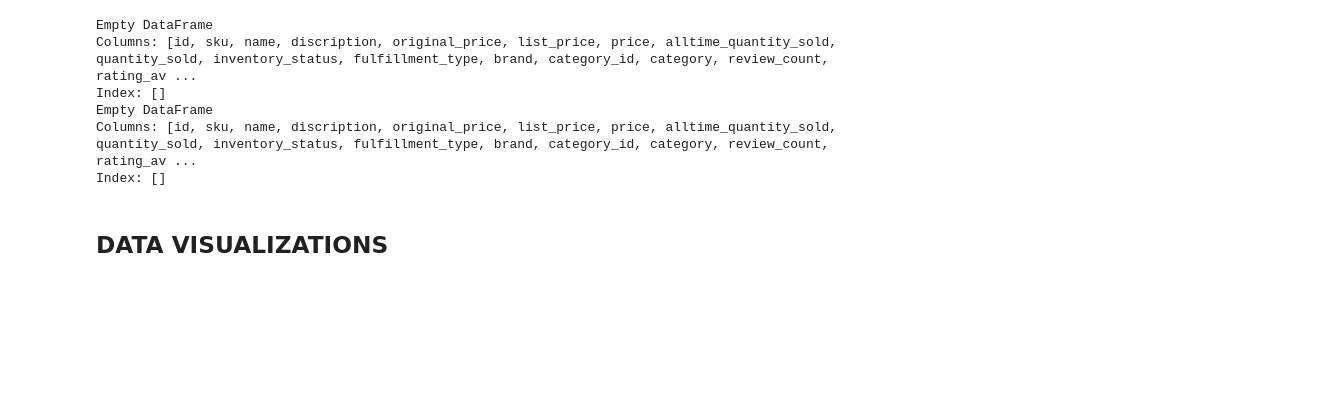
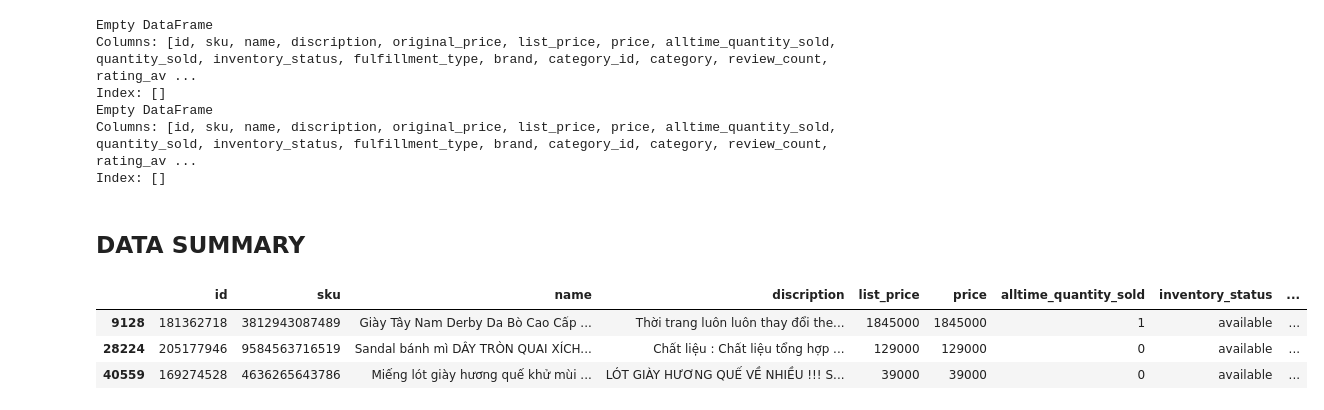
Before and after one commit to minhpham0201/TIKI, a Jupyter notebook: ANALYTICS.ipynb, the cells around one changed output. Drawn from its saved outputs; the diff is of its cells as text; code cells hidden in the pictures; blank space fills up the shorter version.

```diff
--- a/ANALYTICS.ipynb
+++ b/ANALYTICS.ipynb
@@ -84,4 +103,11 @@ Index: []
 # %%
 concat_df = concat_df.drop(columns=['quantity_sold','original_price'])
 # %% [markdown]
-## DATA VISUALIZATIONS
+## DATA SUMMARY
+# %%
+concat_df.sample(3)
+# %% [output]
+|  | id | sku | name | discription | list_price | price | alltime_quantity_sold | inventory_status | ... |
+| 9128 | 181362718 | 3812943087489 | Giày Tây Nam Derby Da Bò Cao Cấp ... | Thời trang luôn luôn thay đổi the... | 1845000 | 1845000 | 1 | available | ... |
+| 28224 | 205177946 | 9584563716519 | Sandal bánh mì DÂY TRÒN QUAI XÍCH... | ️Chất liệu : Chất liệu tổng hợp ️... | 129000 | 129000 | 0 | available | ... |
+| 40559 | 169274528 | 4636265643786 | Miếng lót giày hương quế khử mùi ... | LÓT GIÀY HƯƠNG QUẾ VỀ NHIỀU !!! S... | 39000 | 39000 | 0 | available | ... |
```
Also changed, not shown: parts of 13 cells of this notebook, 2 other files.
